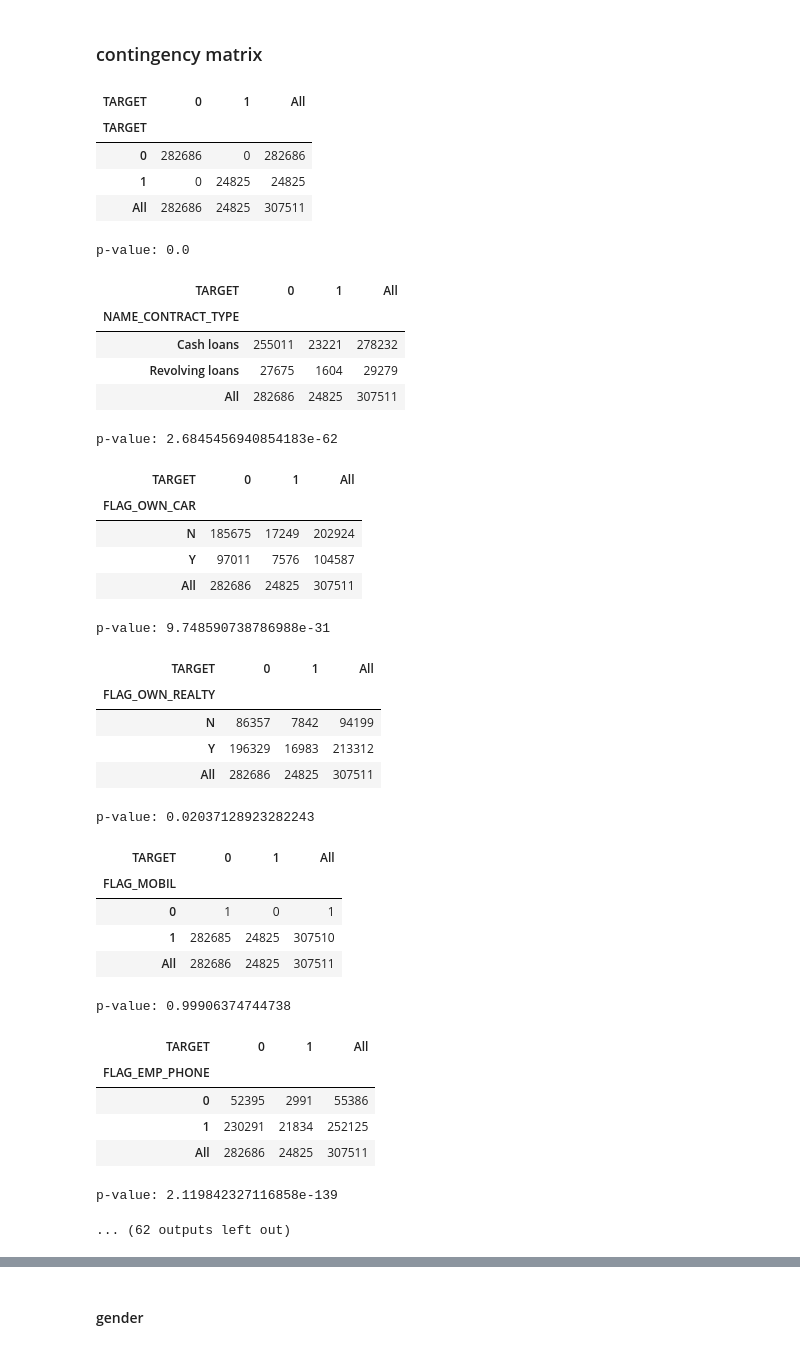
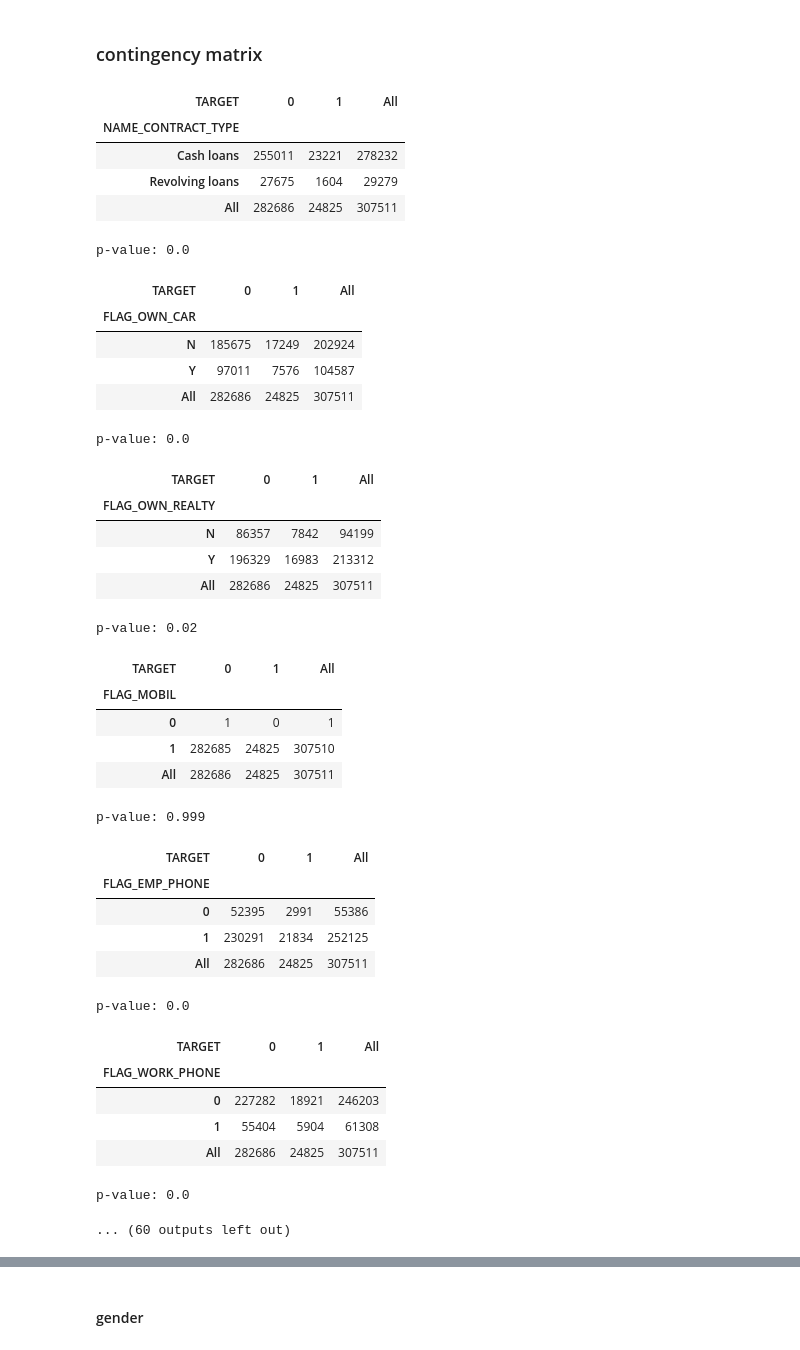
Before and after one commit to dayyass/bachelor-diploma, a Jupyter notebook: analysis/binary_contingency.ipynb, the cells around one changed output, grey strips where cells are left out. Saved outputs shown, nothing was run; the diff lists cells and outputs as text; code cells hidden in the pictures.

```diff
--- a/analysis/binary_features.ipynb
+++ b/analysis/binary_contingency.ipynb
@@ -37,51 +23,54 @@ Index(['TARGET', 'NAME_CONTRACT_TYPE', 'FLAG_OWN_CAR', 'FLAG_OWN_REALTY',
 # %%
 # chi-square test of independence of variables in a contingency matrix
 for column in df_application_train_binary.columns[1:]:  # exclude target
 
+    feature = df_application_train_binary[column]
+    target = df_application_train_binary['TARGET']
+
     target_crosstab = pd.crosstab(
-        index=df_application_train_binary[column],
-        columns=df_application_train_binary['TARGET'],
+        index=feature,
+        columns=target,
         margins=True,
     )
     display(target_crosstab)
 
     _, p_value, _, _ = chi2_contingency(target_crosstab)
-    print(f"p-value: {p_value}\n")
+    print(f"p-value: {round(p_value, 3)}\n")
 # %% [output]
 | TARGET | 0 | 1 | All |
-| TARGET |  |  |  |
-| 0 | 282686 | 0 | 282686 |
-| 1 | 0 | 24825 | 24825 |
+| NAME_CONTRACT_TYPE |  |  |  |
+| Cash loans | 255011 | 23221 | 278232 |
+| Revolving loans | 27675 | 1604 | 29279 |
 | All | 282686 | 24825 | 307511 |
 p-value: 0.0
 | TARGET | 0 | 1 | All |
-| NAME_CONTRACT_TYPE |  |  |  |
-| Cash loans | 255011 | 23221 | 278232 |
-| Revolving loans | 27675 | 1604 | 29279 |
+| FLAG_OWN_CAR |  |  |  |
+| N | 185675 | 17249 | 202924 |
+| Y | 97011 | 7576 | 104587 |
 | All | 282686 | 24825 | 307511 |
-p-value: 2.6845456940854183e-62
+p-value: 0.0
 | TARGET | 0 | 1 | All |
-| FLAG_OWN_CAR |  |  |  |
-| N | 185675 | 17249 | 202924 |
-| Y | 97011 | 7576 | 104587 |
+| FLAG_OWN_REALTY |  |  |  |
+| N | 86357 | 7842 | 94199 |
+| Y | 196329 | 16983 | 213312 |
 | All | 282686 | 24825 | 307511 |
-p-value: 9.748590738786988e-31
+p-value: 0.02
 | TARGET | 0 | 1 | All |
-| FLAG_OWN_REALTY |  |  |  |
-| N | 86357 | 7842 | 94199 |
-| Y | 196329 | 16983 | 213312 |
+| FLAG_MOBIL |  |  |  |
+| 0 | 1 | 0 | 1 |
+| 1 | 282685 | 24825 | 307510 |
 | All | 282686 | 24825 | 307511 |
-p-value: 0.02037128923282243
+p-value: 0.999
 | TARGET | 0 | 1 | All |
-| FLAG_MOBIL |  |  |  |
-| 0 | 1 | 0 | 1 |
-| 1 | 282685 | 24825 | 307510 |
+| FLAG_EMP_PHONE |  |  |  |
+| 0 | 52395 | 2991 | 55386 |
+| 1 | 230291 | 21834 | 252125 |
 | All | 282686 | 24825 | 307511 |
-p-value: 0.99906374744738
+p-value: 0.0
 | TARGET | 0 | 1 | All |
-| FLAG_EMP_PHONE |  |  |  |
-| 0 | 52395 | 2991 | 55386 |
-| 1 | 230291 | 21834 | 252125 |
+| FLAG_WORK_PHONE |  |  |  |
+| 0 | 227282 | 18921 | 246203 |
+| 1 | 55404 | 5904 | 61308 |
 | All | 282686 | 24825 | 307511 |
-p-value: 2.119842327116858e-139
+p-value: 0.0
-... (62 outputs left out)
+... (60 outputs left out)
```
Also changed, not shown: parts of 6 cells of this notebook, 5 other files.
